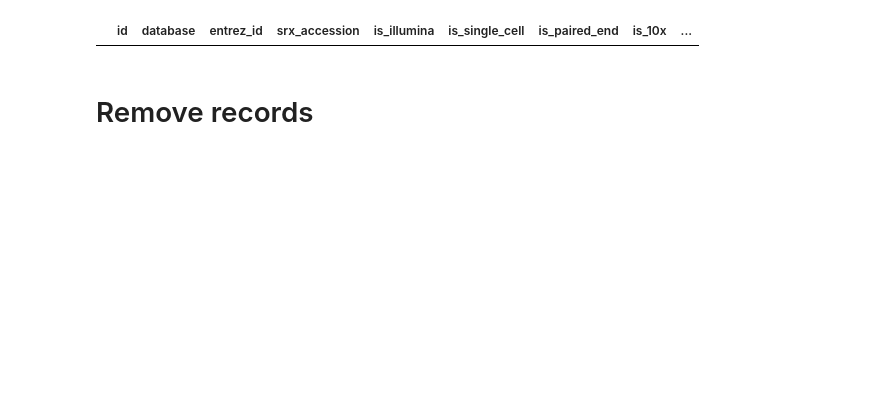
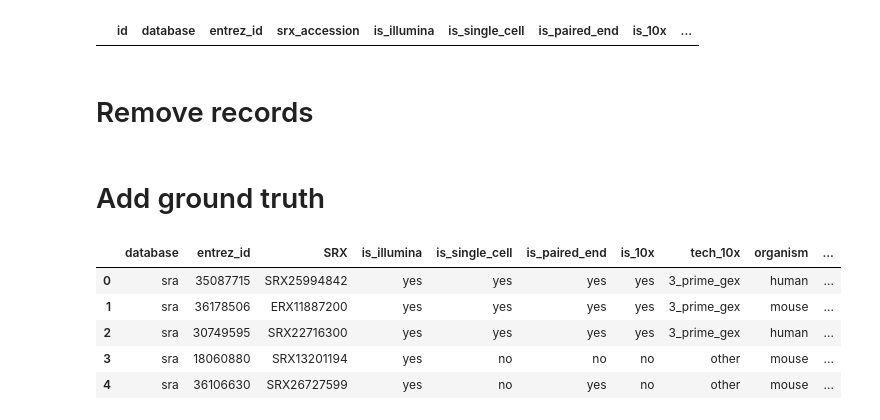
Before and after one commit to timoast/SRAgent, a Jupyter notebook: notebooks/gcp_postgesql.ipynb, the cells around one changed output. Drawn from its saved outputs; the diff is of its cells as text; code cells hidden in the pictures; blank space fills up the shorter version.

```diff
--- a/notebooks/gcp_postgesql.ipynb
+++ b/notebooks/gcp_postgesql.ipynb
@@ -193,3 +266,16 @@ stmt = Query \
     .where(tbl.id == record_id) \
     .delete()
 execute_query(stmt, conn)
+# %% [markdown]
+# Add ground truth
+# %%
+df = pd.read_csv("../data/ground_truth1.csv")
+df["dataset_id"] = "ground_truth1"
+df.head()
+# %% [output]
+|  | database | entrez_id | SRX | is_illumina | is_single_cell | is_paired_end | is_10x | tech_10x | organism | ... |
+| 0 | sra | 35087715 | SRX25994842 | yes | yes | yes | yes | 3_prime_gex | human | ... |
+| 1 | sra | 36178506 | ERX11887200 | yes | yes | yes | yes | 3_prime_gex | mouse | ... |
+| 2 | sra | 30749595 | SRX22716300 | yes | yes | yes | yes | 3_prime_gex | human | ... |
+| 3 | sra | 18060880 | SRX13201194 | yes | no | no | no | other | mouse | ... |
+| 4 | sra | 36106630 | SRX26727599 | yes | no | yes | no | other | mouse | ... |
```
Also changed, not shown: parts of 10 cells of this notebook, 2 other files.
